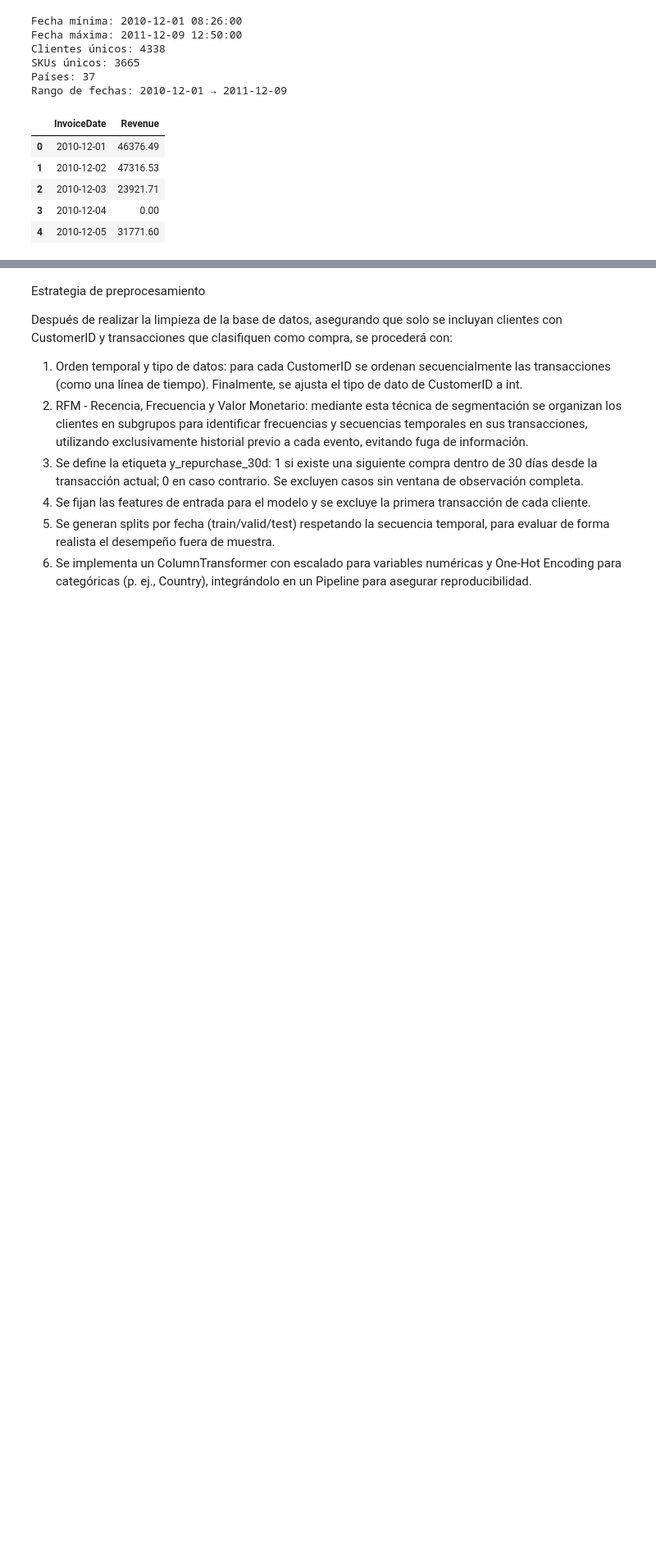
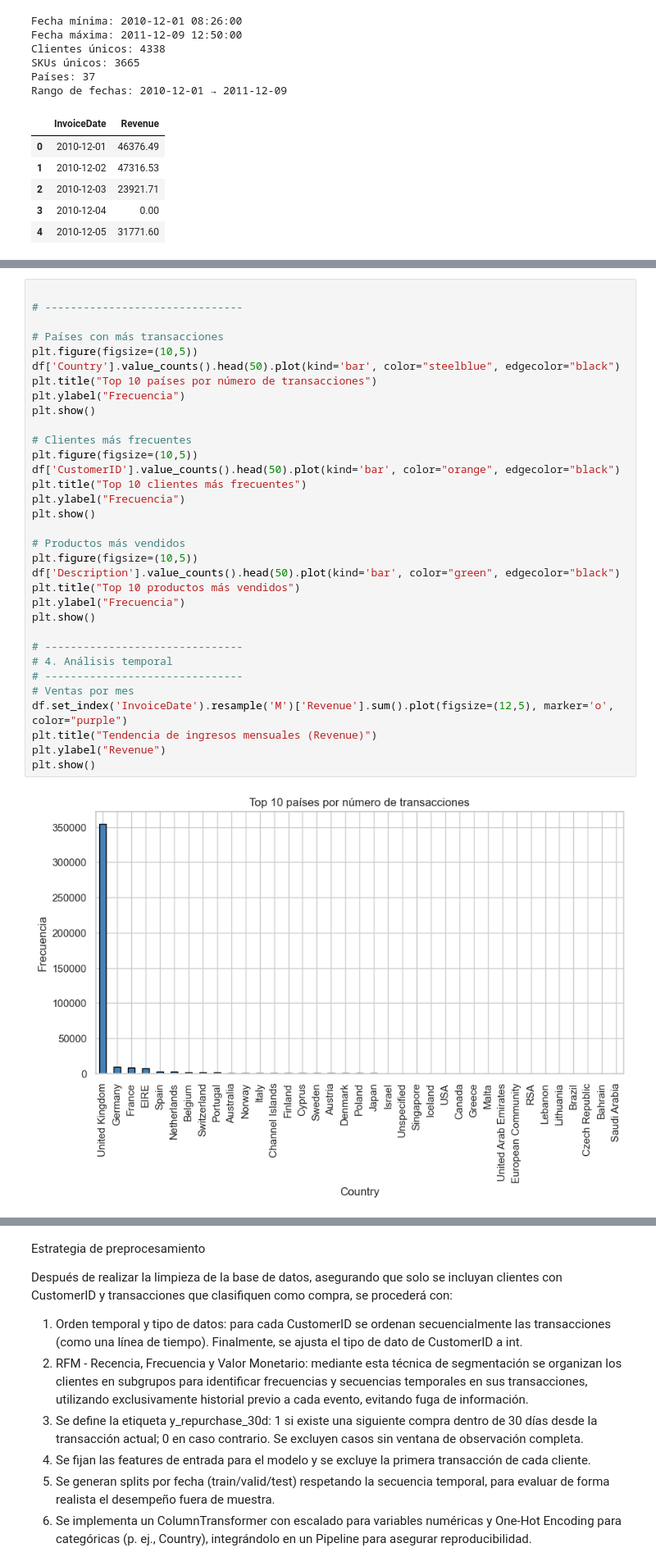
Before and after one commit to gabrielaaguiv5/ProyectoFinalMLOps, a Jupyter notebook: notebooks/EDA.ipynb, the cells around one changed output, grey strips where cells are left out. Shown at 82% size. Saved outputs shown, nothing was run; the diff lists cells and outputs as text; blank space fills up the shorter version.

```diff
--- a/notebooks/EDA.ipynb
+++ b/notebooks/EDA.ipynb
@@ -183,0 +210,35 @@ Rango de fechas: 2010-12-01 → 2011-12-09
+# %%
+
+# -------------------------------
+
+# Países con más transacciones
+plt.figure(figsize=(10,5))
+df['Country'].value_counts().head(50).plot(kind='bar', color="steelblue", edgecolor="black")
+plt.title("Top 10 países por número de transacciones")
+plt.ylabel("Frecuencia")
+plt.show()
+
+# Clientes más frecuentes
+plt.figure(figsize=(10,5))
+df['CustomerID'].value_counts().head(50).plot(kind='bar', color="orange", edgecolor="black")
+plt.title("Top 10 clientes más frecuentes")
+plt.ylabel("Frecuencia")
+plt.show()
+
+# Productos más vendidos
+plt.figure(figsize=(10,5))
+df['Description'].value_counts().head(50).plot(kind='bar', color="green", edgecolor="black")
+plt.title("Top 10 productos más vendidos")
+plt.ylabel("Frecuencia")
+plt.show()
+
+# -------------------------------
+# 4. Análisis temporal
+# -------------------------------
+# Ventas por mes
+df.set_index('InvoiceDate').resample('M')['Revenue'].sum().plot(figsize=(12,5), marker='o', color="purple")
+plt.title("Tendencia de ingresos mensuales (Revenue)")
+plt.ylabel("Revenue")
+plt.show()
+# %% [output]
+[figure, added]
```
Also changed, not shown: parts of 22 cells of this notebook.
